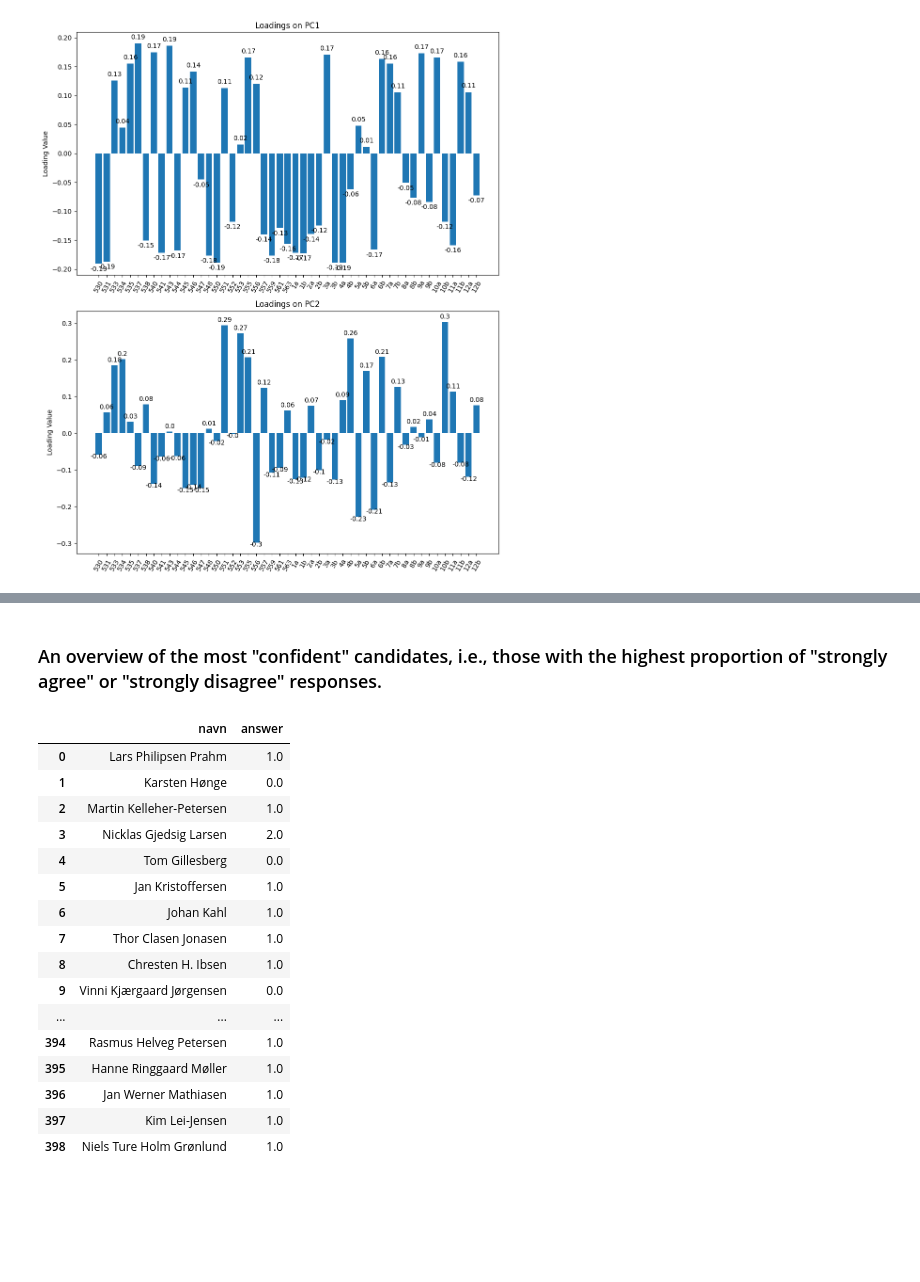
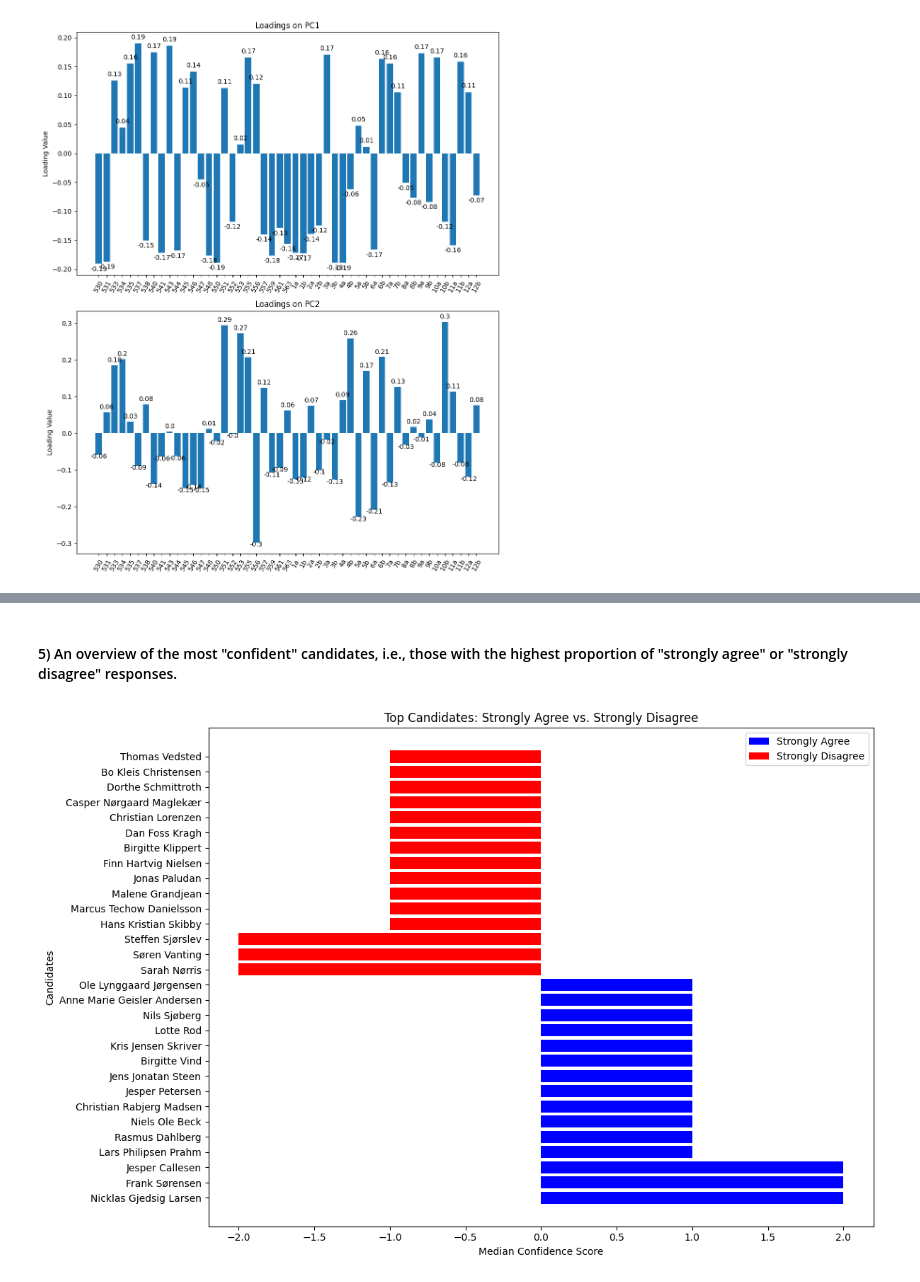
Before and after one commit to maxim-zavidei/viauc-mal1-a23, a Jupyter notebook: assignment4/assignment4-solution.ipynb, the cells around one changed output, grey strips where cells are left out. Drawn from its saved outputs; the diff is of its cells as text; code cells hidden in the pictures; blank space fills up the shorter version.

```diff
--- a/assignment4/assignment4-solution.ipynb
+++ b/assignment4/assignment4-solution.ipynb
@@ -524,34 +437,42 @@ age_df
 # %% [markdown]
-### An overview of the most "confident" candidates, i.e., those with the highest proportion of "strongly agree" or "strongly disagree" responses.
+#### 5) An overview of the most "confident" candidates, i.e., those with the highest proportion of "strongly agree" or "strongly disagree" responses.
 # %%
 df = pd.read_excel('alldata.xlsx', engine='openpyxl')
 df = df.drop(['parti', 'storkreds', 'alder'], axis=1)
 
 person_df = pd.DataFrame(df['navn'], columns=['navn'])
 
 df = df.drop(['navn'], axis=1)
 medians = df.apply(lambda x: x.median(), axis=1)
 medians_df = pd.DataFrame(medians, columns=['answer'])
 medians_df = medians_df.reset_index(drop=True)
 
 person_df = person_df.join(medians_df)
 
-person_df
+
+# Define the number of top participants to display for each category
+top_n = 10
+
+# Separate the participants who tend to strongly agree (positive medians)
+# from those who tend to strongly disagree (negative medians)
+strongly_agree = person_df[person_df['answer'] > 0].sort_values(by='answer', ascending=False).head(top_n)
+strongly_disagree = person_df[person_df['answer'] < 0].sort_values(by='answer').head(top_n)
+
+plt.figure(figsize=(12, 8))
+
+# Plot the strongly agree candidates (positive median values)
+plt.barh(strongly_agree['navn'], strongly_agree['answer'], color='blue', label='Strongly Agree')
+
+# Plot the strongly disagree candidates (negative median values)
+plt.barh(strongly_disagree['navn'], strongly_disagree['answer'], color='red', label='Strongly Disagree')
+
+plt.xlabel('Median Confidence Score')
+plt.ylabel('Candidates')
+plt.title('Top Candidates: Strongly Agree vs. Strongly Disagree')
+
+plt.legend()
+
+plt.tight_layout()
+plt.show()
 # %% [output]
-|  | navn | answer |
-| 0 | Lars Philipsen Prahm | 1.0 |
-| 1 | Karsten Hønge | 0.0 |
-| 2 | Martin Kelleher-Petersen | 1.0 |
-| 3 | Nicklas Gjedsig Larsen | 2.0 |
-| 4 | Tom Gillesberg | 0.0 |
-| 5 | Jan Kristoffersen | 1.0 |
-| 6 | Johan Kahl | 1.0 |
-| 7 | Thor Clasen Jonasen | 1.0 |
-| 8 | Chresten H. Ibsen | 1.0 |
-| 9 | Vinni Kjærgaard Jørgensen | 0.0 |
-| ... | ... | ... |
-| 394 | Rasmus Helveg Petersen | 1.0 |
-| 395 | Hanne Ringgaard Møller | 1.0 |
-| 396 | Jan Werner Mathiasen | 1.0 |
-| 397 | Kim Lei-Jensen | 1.0 |
-| 398 | Niels Ture Holm Grønlund | 1.0 |
+[figure, added]
```
Also changed, not shown: parts of 9 cells of this notebook.
